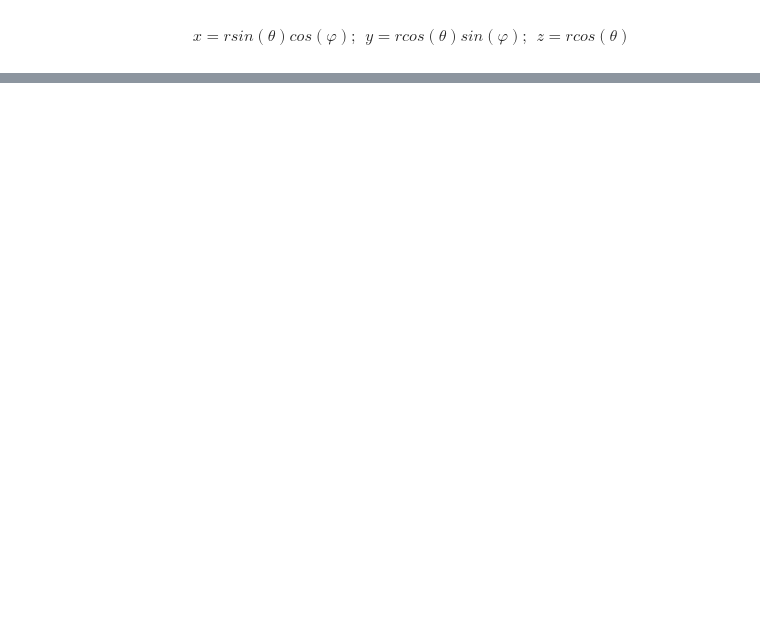
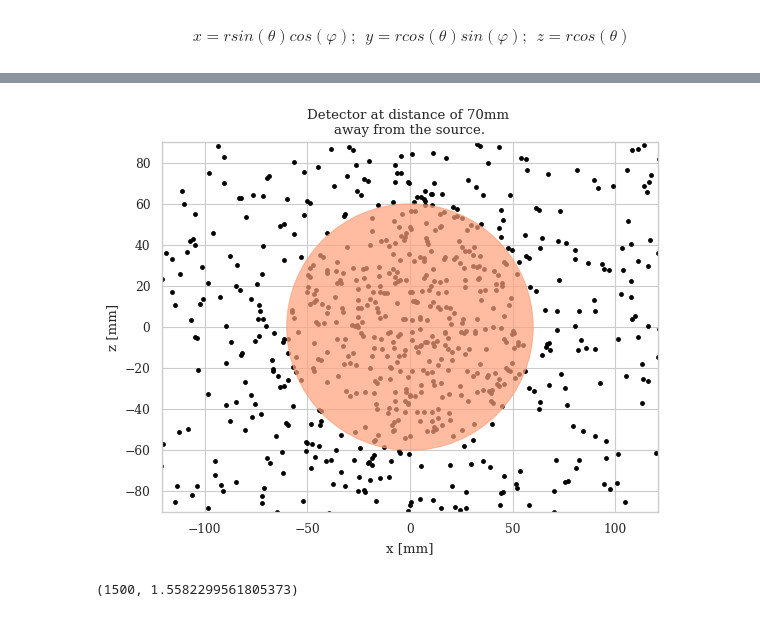
Before and after one commit to Chinnasf/Physics, a Jupyter notebook: Detectors/Solid_State_Detector.ipynb, the cells around one changed output, grey strips where cells are left out. Cells and saved outputs as stored; diff of their text form; code cells hidden in the pictures; blank space fills up the shorter version.

```diff
--- a/Detectors/Solid_State_Detector.ipynb
+++ b/Detectors/Solid_State_Detector.ipynb
@@ -156,0 +141,15 @@ N,Ω
+# %%
+plt.close()
+scl = 1.5
+plt.scatter(X,Z,c="k",s=7)
+circle1 = plt.Circle((0, 0), Rdetect, color="lightsalmon", alpha=0.7)
+plt.gca().add_patch(circle1)
+plt.axis("equal")
+plt.xlim([-Rdetect*scl, Rdetect*scl])
+plt.ylim([-Rdetect*scl, Rdetect*scl])
+plt.xlabel("x [mm]")
+plt.ylabel("z [mm]")
+plt.title(f"Detector at distance of {pos_detector}mm \naway from the source.")
+plt.show()
+# %% [output]
+[figure, added]
@@ -156,0 +159,4 @@ N,Ω
+# %%
+N,Ω
+# %% [output]
+(1500, 1.5582299561805373)
```
Also changed, not shown: parts of 14 cells of this notebook.
